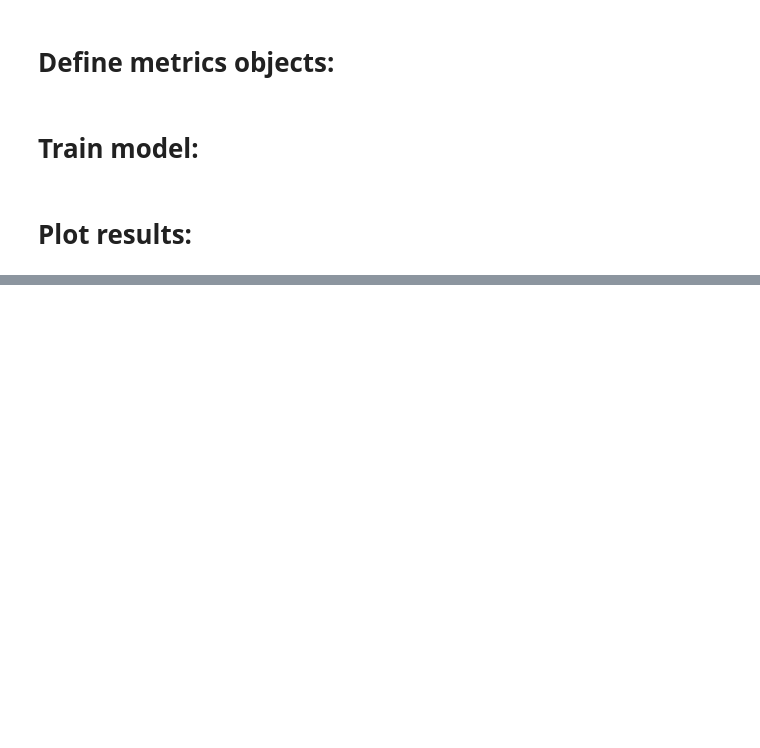
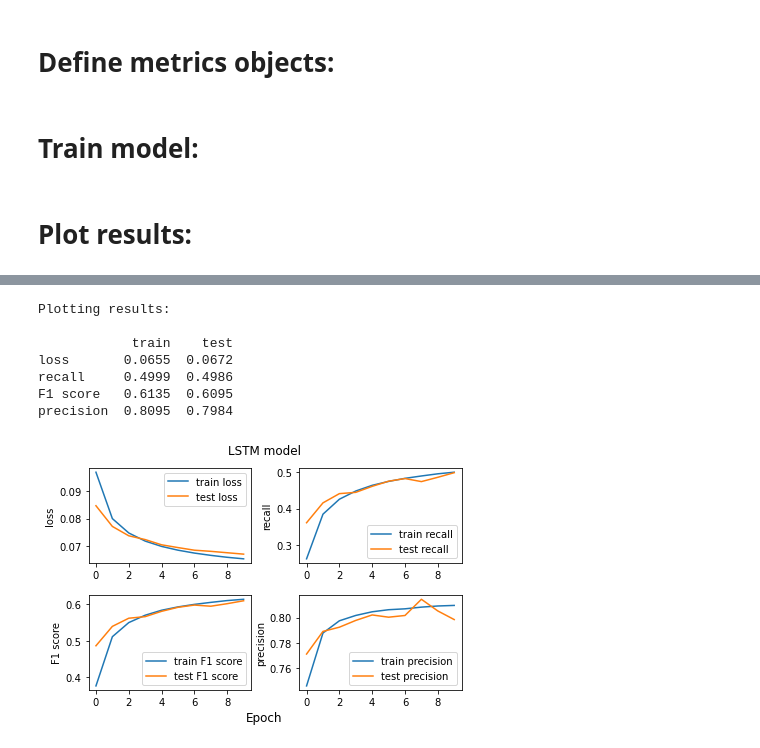
Before and after one commit to nadav-alali/Emotion-Classification, a Jupyter notebook: main.ipynb, the cells around one changed output, grey strips where cells are left out. Saved outputs shown, nothing was run; the diff lists cells and outputs as text; code cells hidden in the pictures; blank space fills up the shorter version.

Commit message:
lstm and gru models

```diff
--- a/main.ipynb
+++ b/main.ipynb
@@ -87,19 +94,2 @@ torch.save(model.state_dict(), PATH)
 # %% [markdown]
 # Plot results:
-# %%
-from matplotlib import pyplot as plt
-
-if len(measurements[LOSS][TRAIN]):
-    print("Plotting results:\n")
-    for measurement_key, measurement in measurements.items():
-        print(f"{measurement_key}: train={measurement[TRAIN][-1]}, test={measurement[TEST][-1]}")
-
-        plt.title(f'{"gru"}, hidden_size={hidden_size}')
-        plt.xlabel('Epoch')
-        plt.ylabel(measurement_key)
-        plt.plot(measurement[TRAIN], label=f'train {measurement_key}')
-        plt.plot(measurement[TEST], label=f'test {measurement_key}')
-        plt.legend()
-        plt.show()
-else:
-    print("You didn't run the training step!")
@@ -118,0 +96,49 @@ precision: train=0.6616509556770325, test=0.6398347616195679
+# %%
+import pandas as pd
+
+result_df = pd.DataFrame({
+    TRAIN: {
+        LOSS: 0.0,
+        RECALL: 0.0,
+        F1_SCORE: 0.0,
+        PRECISION: 0.0
+    },
+    TEST: {
+        LOSS: 0.0,
+        RECALL: 0.0,
+        F1_SCORE: 0.0,
+        PRECISION: 0.0
+    }
+})
+
+if len(measurements[LOSS][TRAIN]):
+    print("Plotting results:\n")
+    fig, ((ax1, ax2), (ax3, ax4)) = plt.subplots(2, 2)
+    fig.tight_layout(rect=[0, 0.03, 1, 0.95])
+    subplots = [ax1, ax2, ax3, ax4]
+    fig.suptitle(f'{model.get_model_name()} model')
+    for index, (measurement_key, measurement) in enumerate(measurements.items()):
+        result_df[TRAIN][measurement_key] = measurement[TRAIN][-1]
+        result_df[TEST][measurement_key] = measurement[TEST][-1]
+        subplot = subplots[index]
+        subplot.plot(measurement[TRAIN], label=f'train {measurement_key}')
+        subplot.plot(measurement[TEST], label=f'test {measurement_key}')
+        subplot.set_ylabel(measurement_key)
+        subplot.legend()
+    fig.supxlabel('Epoch')
+    plt.savefig(f'{model.get_model_name()}.png', dpi=300)
+    plt.plot()
+    result_df = result_df.round(4)
+    print(result_df)
+    result_df.to_csv(f'{model.get_model_name()}.csv')
+else:
+    print("You didn't run the training step!")
+# %% [output]
+Plotting results:
+
+            train    test
+loss       0.0655  0.0672
+recall     0.4999  0.4986
+F1 score   0.6135  0.6095
+precision  0.8095  0.7984
+[figure, added]
```
Also changed, not shown: parts of 13 cells of this notebook, 14 other files.
